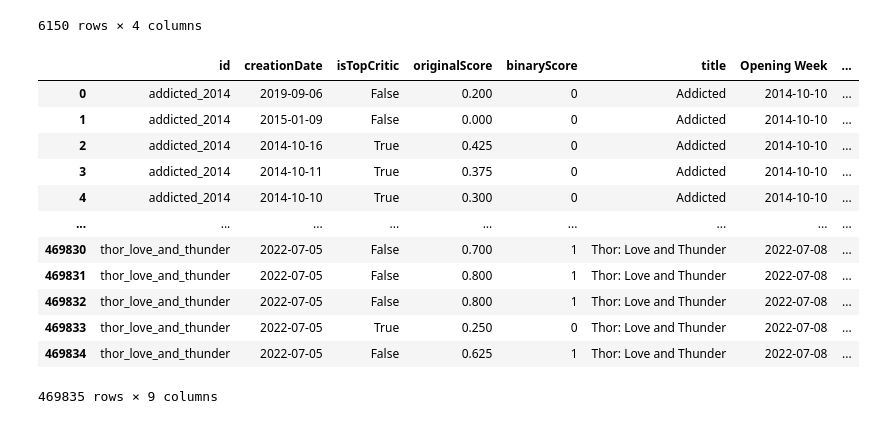
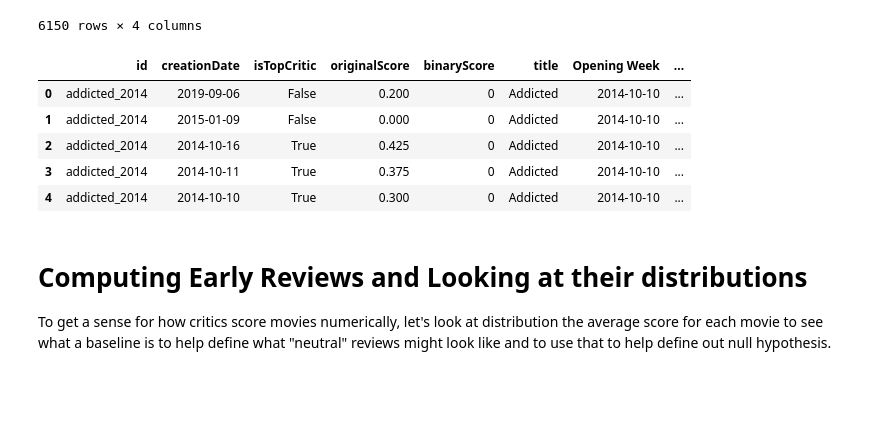
Before and after one commit to wampler77/ReelMetrics, a Jupyter notebook: IntegratingReviewsAndBoxOffice.ipynb, the cells around one changed output. Cells and saved outputs as stored; diff of their text form; code cells hidden in the pictures; blank space fills up the shorter version.

Commit message:
Adding context, and basic hypothesis testing

```diff
--- a/IntegratingReviewsAndBoxOffice.ipynb
+++ b/IntegratingReviewsAndBoxOffice.ipynb
@@ -66,28 +47,21 @@ multiplierDataFrame
 # %%
 # read in review and movie data into data frames
 dfs = pd.read_csv('./cleandata/rotten_tomatoes_movie_reviews_clean_scale.csv', index_col=False)
 dfm = pd.read_csv('./cleandata/rotten_tomatoes_movies_clean.csv', index_col=False)
 
 rottenMovies = dfm.filter(['id', 'title']) # One line per movie with id, title, and "Release Date"
 rottenReviews = dfs.filter(['id', 'creationDate', 'isTopCritic', 'originalScore']) # One line per review with normalized score, etc.
 rottenReviews['binaryScore'] = [0 if sS == "NEGATIVE" else 1 for sS in dfs['scoreSentiment']] # Convert sentiment to numerical value
 movie_ids_winfo = pd.unique(rottenMovies['id']).tolist() # unique list of movie ids from movie list
 
 rottenReviewsWithTitles = rottenReviews.merge(rottenMovies, how='inner', on='id')
 rottenReviewsWithMultipliers = rottenReviewsWithTitles.merge(multiplierDataFrame, how='inner', on='title')
 rottenReviewsWithMultipliers['creationDate'] = pd.to_datetime(rottenReviewsWithMultipliers['creationDate'])
-rottenReviewsWithMultipliers
+rottenReviewsWithMultipliers.head()
 # %% [output]
 |  | id | creationDate | isTopCritic | originalScore | binaryScore | title | Opening Week | ... |
 | 0 | addicted_2014 | 2019-09-06 | False | 0.200 | 0 | Addicted | 2014-10-10 | ... |
 | 1 | addicted_2014 | 2015-01-09 | False | 0.000 | 0 | Addicted | 2014-10-10 | ... |
 | 2 | addicted_2014 | 2014-10-16 | True | 0.425 | 0 | Addicted | 2014-10-10 | ... |
 | 3 | addicted_2014 | 2014-10-11 | True | 0.375 | 0 | Addicted | 2014-10-10 | ... |
 | 4 | addicted_2014 | 2014-10-10 | True | 0.300 | 0 | Addicted | 2014-10-10 | ... |
-| ... | ... | ... | ... | ... | ... | ... | ... | ... |
-| 469830 | thor_love_and_thunder | 2022-07-05 | False | 0.700 | 1 | Thor: Love and Thunder | 2022-07-08 | ... |
-| 469831 | thor_love_and_thunder | 2022-07-05 | False | 0.800 | 1 | Thor: Love and Thunder | 2022-07-08 | ... |
-| 469832 | thor_love_and_thunder | 2022-07-05 | False | 0.800 | 1 | Thor: Love and Thunder | 2022-07-08 | ... |
-| 469833 | thor_love_and_thunder | 2022-07-05 | True | 0.250 | 0 | Thor: Love and Thunder | 2022-07-08 | ... |
-| 469834 | thor_love_and_thunder | 2022-07-05 | False | 0.625 | 1 | Thor: Love and Thunder | 2022-07-08 | ... |
-469835 rows × 9 columns
@@ -105,3 +68,7 @@ rottenReviewsWithMultipliers
+# %% [markdown]
+# Computing Early Reviews and Looking at their distributions
+
+To get a sense for how critics score movies numerically, let's look at distribution the average score for each movie to see what a baseline is to help define what "neutral" reviews might look like and to use that to help define out null hypothesis.
 # %%
 earlyReviewsWithMultipliers = rottenReviewsWithMultipliers.loc[rottenReviewsWithMultipliers['creationDate']<=rottenReviewsWithMultipliers['Opening Week']]
 earlyTopReviewsWithMultipliers = rottenReviewsWithMultipliers.loc[(rottenReviewsWithMultipliers['creationDate']<=rottenReviewsWithMultipliers['Opening Week']) \
```
Also changed, not shown: parts of 15 cells of this notebook.
